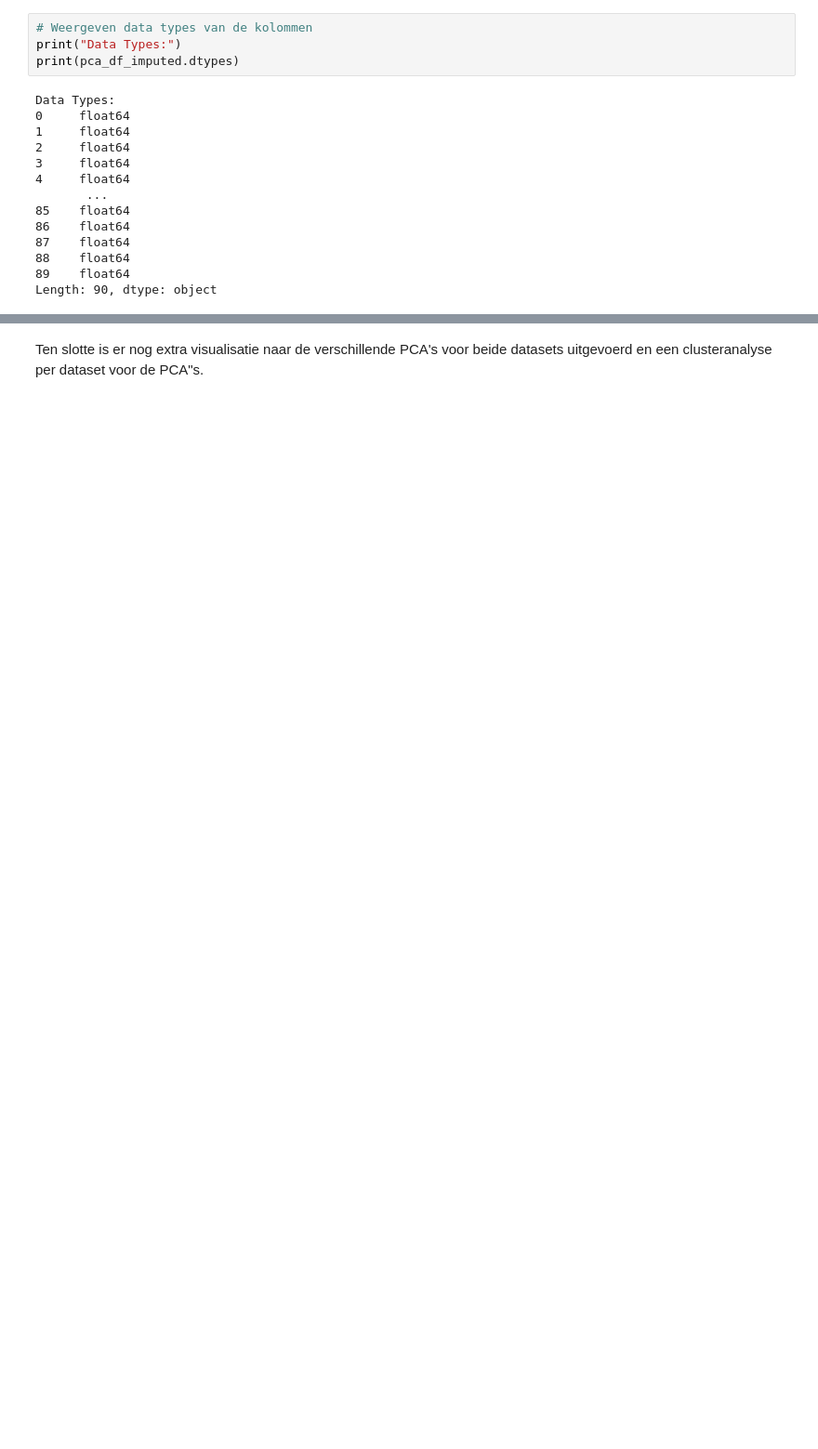
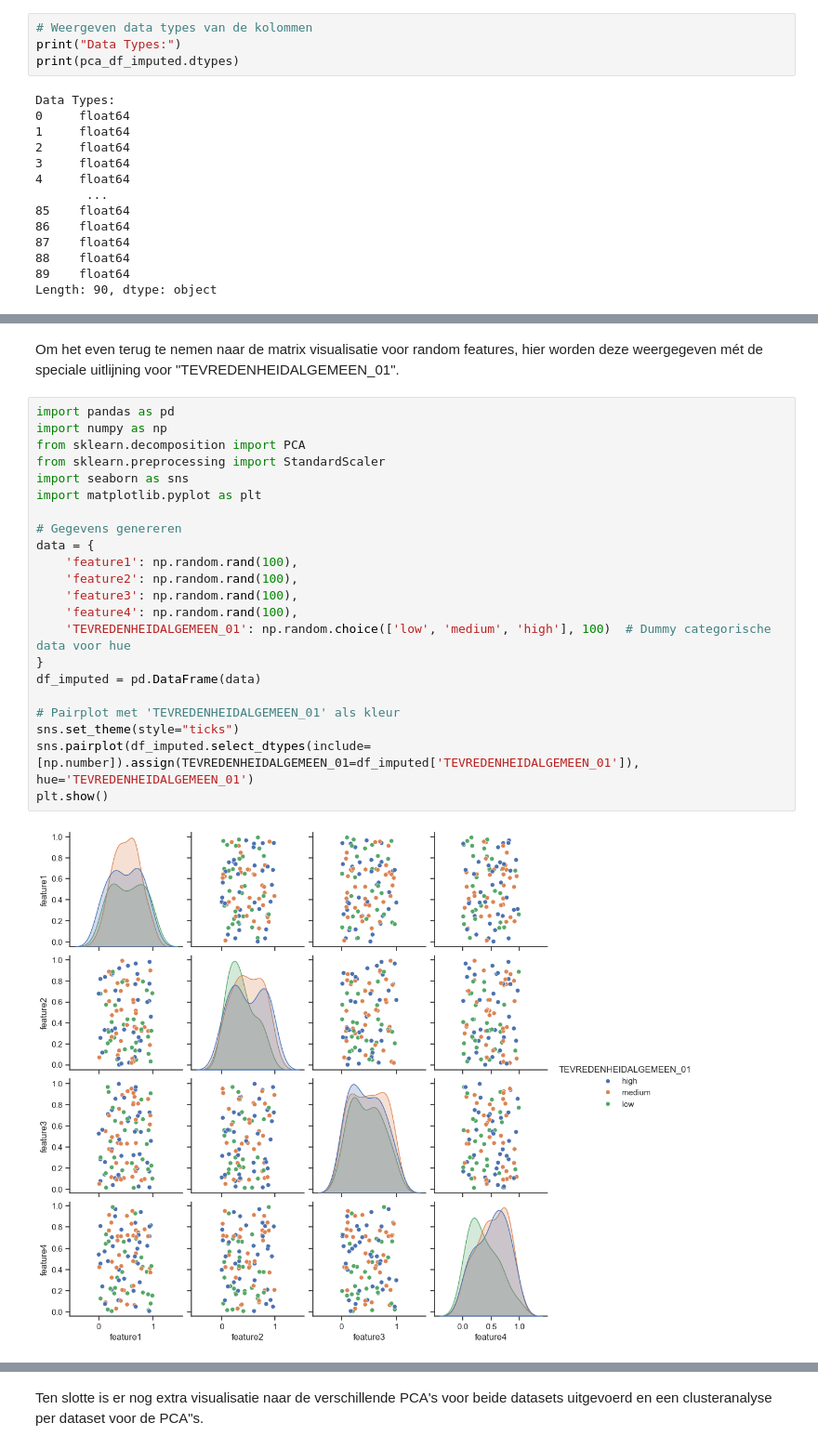
Before and after one commit to TheVioletRaven/NSE_OU, a Jupyter notebook: Casus_Open_Universiteit.ipynb, the cells around one changed output, grey strips where cells are left out. Shown at 93% size. Drawn from its saved outputs; the diff is of its cells as text; blank space fills up the shorter version.

```diff
--- a/Casus_Open_Universiteit.ipynb
+++ b/Casus_Open_Universiteit.ipynb
@@ -619 +622,27 @@ plt.show()
+# %% [markdown]
+Om het even terug te nemen naar de matrix visualisatie voor random features, hier worden deze weergegeven mét de speciale uitlijning voor "TEVREDENHEIDALGEMEEN_01".
+# %%
+import pandas as pd
+import numpy as np
+from sklearn.decomposition import PCA
+from sklearn.preprocessing import StandardScaler
+import seaborn as sns
+import matplotlib.pyplot as plt
+
+# Gegevens genereren
+data = {
+    'feature1': np.random.rand(100),
+    'feature2': np.random.rand(100),
+    'feature3': np.random.rand(100),
+    'feature4': np.random.rand(100),
+    'TEVREDENHEIDALGEMEEN_01': np.random.choice(['low', 'medium', 'high'], 100)  # Dummy categorische data voor hue
+}
+df_imputed = pd.DataFrame(data)
+
+# Pairplot met 'TEVREDENHEIDALGEMEEN_01' als kleur
+sns.set_theme(style="ticks")
+sns.pairplot(df_imputed.select_dtypes(include=[np.number]).assign(TEVREDENHEIDALGEMEEN_01=df_imputed['TEVREDENHEIDALGEMEEN_01']), hue='TEVREDENHEIDALGEMEEN_01')
+plt.show()
+# %% [output]
+[figure, added]
 # %% [markdown]
```
Also changed, not shown: parts of 22 cells of this notebook.
